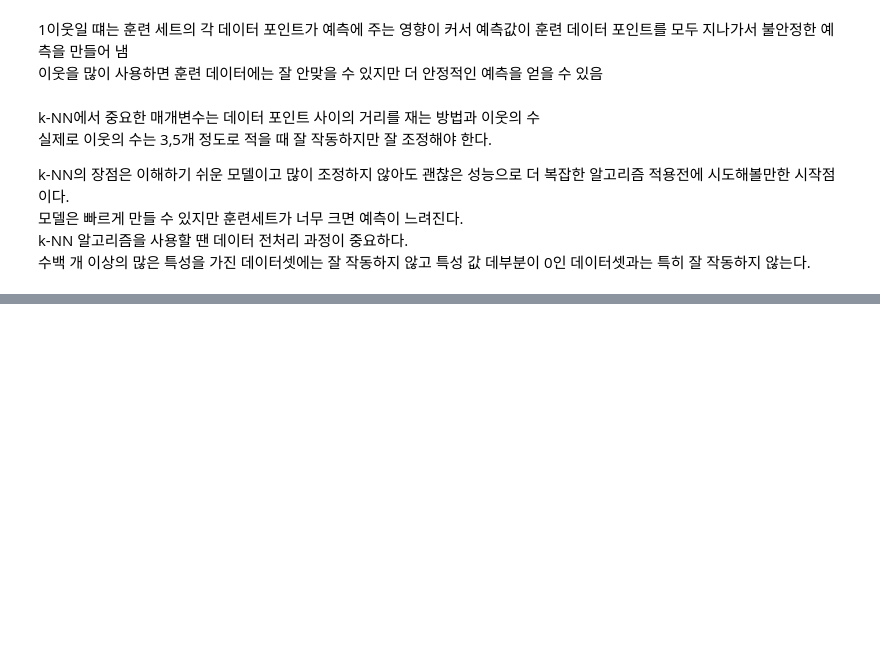
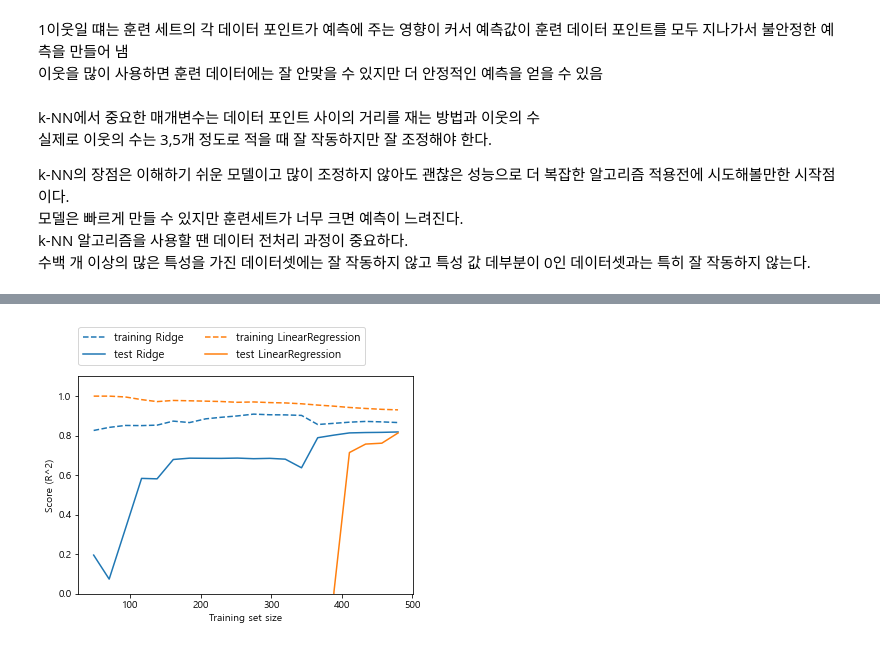
Before and after one commit to jeenuu/Machine-Learning-with-Python, a Jupyter notebook: chapter_2/2.3 Supervised_Machine_Learning_Algorithms.ipynb, the cells around one changed output, grey strips where cells are left out. Saved outputs shown, nothing was run; the diff lists cells and outputs as text; code cells hidden in the pictures; blank space fills up the shorter version.

```diff
--- a/chapter_2/2.3 Supervised_Machine_Learning_Algorithms.ipynb
+++ b/chapter_2/2.3 Supervised_Machine_Learning_Algorithms.ipynb
@@ -212,0 +292,4 @@ k-NN 알고리즘을 사용할 땐 데이터 전처리 과정이 중요하다.
+# %%
+mglearn.plots.plot_ridge_n_samples()
+# %% [output]
+[figure, added]
```
Also changed, not shown: parts of 12 cells of this notebook.
